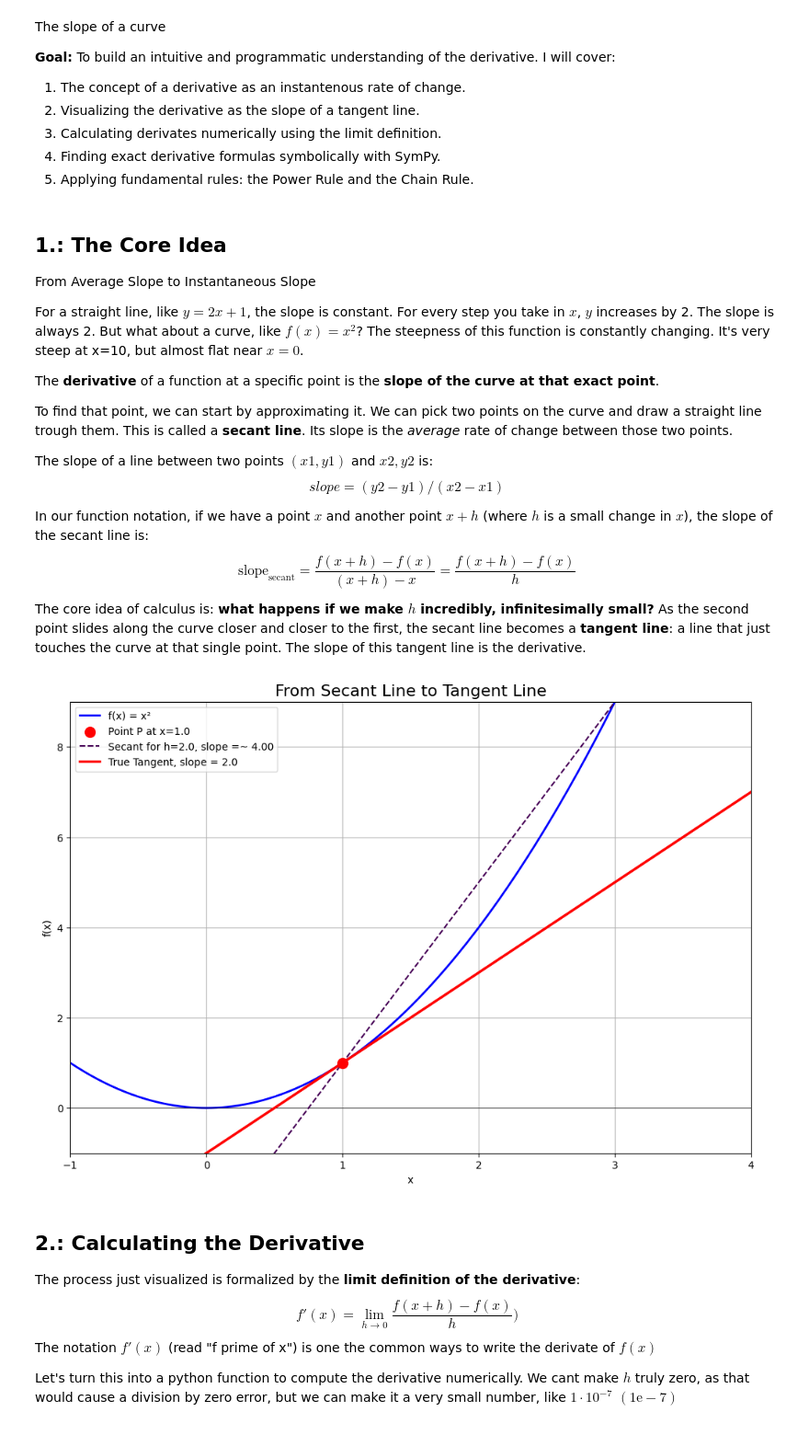
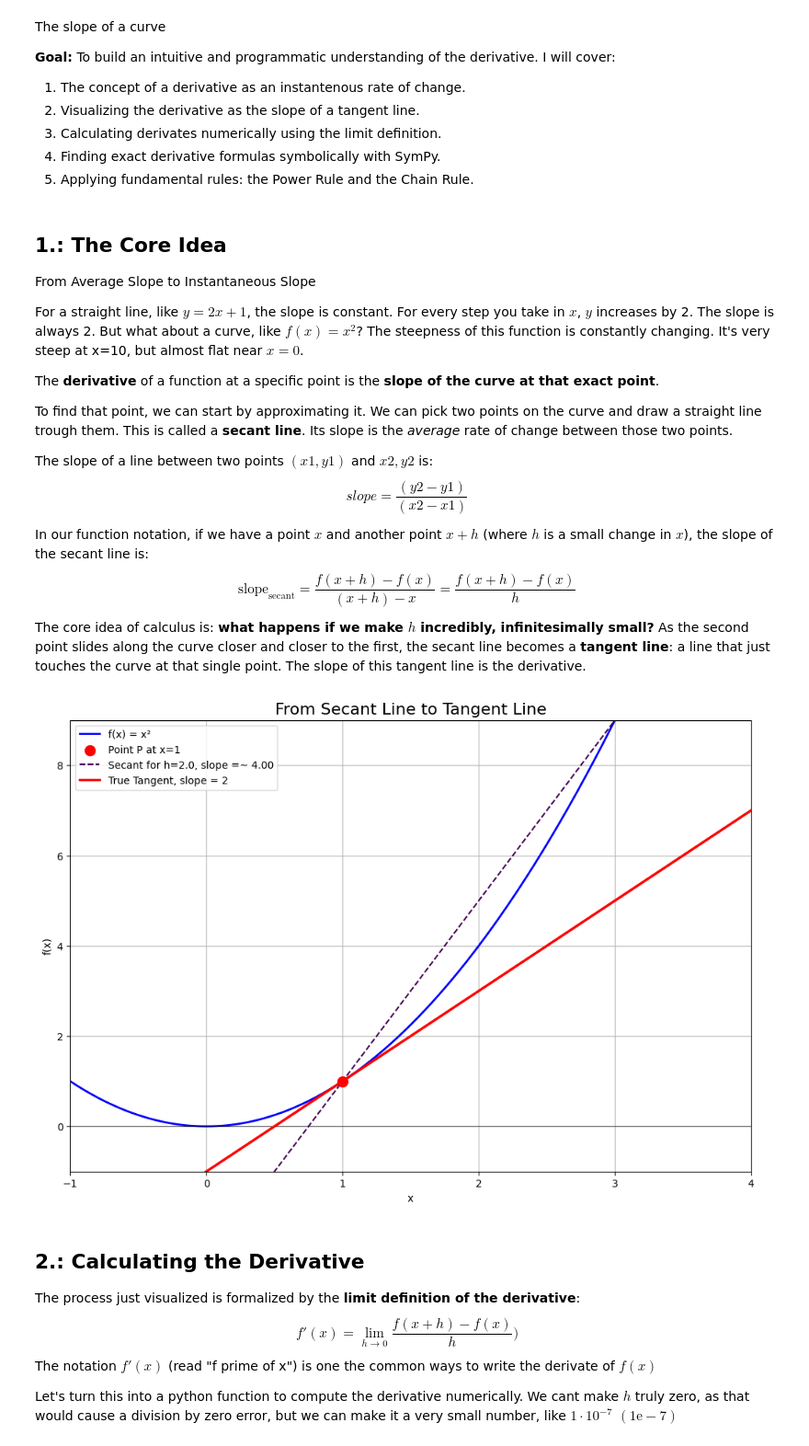
Before and after one commit to Officialstjp/python-math, a Jupyter notebook: Foundations/en/Analysis/Derivatives_Introduction.ipynb, the cells around one changed output. Shown at 92% size. Saved outputs shown, nothing was run; the diff lists cells and outputs as text; code cells hidden in the pictures.

```diff
--- a/Foundations/en/Analysis/Derivatives_Introduction.ipynb
+++ b/Foundations/en/Analysis/Derivatives_Introduction.ipynb
@@ -21,7 +21,7 @@ To find that point, we can start by approximating it. We can pick two points on
 
 The slope of a line between two points $(x1, y1)$ and $x2, y2$ is:
 $$
-slope = (y2-y1) / (x2 - x1)
+slope = \frac{(y2-y1)}{(x2 - x1)}
 $$
 
 In our function notation, if we have a point $x$ and another point $x+h$ (where $h$ is a small change in $x$), the slope of the secant line is:
@@ -31,24 +31,25 @@ $$
 
 The core idea of calculus is: **what happens if we make $h$ incredibly, infinitesimally small?** As the second point slides along the curve closer and closer to the first, the secant line becomes a **tangent line**: a line that just touches the curve at that single point.
 The slope of this tangent line is the derivative.
+# %%
+import numpy as np
+import matplotlib.pyplot as plt
+
+# Our function
+def f(x):
+    return x**2
+
+# Our point x where we want to find the slope
+x_point = 1
+
+# Let's define a few values for 'h' (the distance to the second point)
+# Starting with a large h and making it smaller
+h_values = [2.0, 1.0, 0.5, 0.1, 0.01]
+
+# Setup for plotting
+x_range = np.linspace(-1, 4, 400)
+y_range = f(x_range)
 # %%
-import numpy as np
-import matplotlib.pyplot as plt
-
-# Our function
-def f(x):
-    return x**2
-
-# Our point x where we want to find the slope
-x_point = 1.0
-
-# Let's define a few values for 'h' (the distance to the second point)
-# Starting with a large h and making it smaller
-h_values = [2.0, 1.0, 0.5, 0.1, 0.01]
-
-# Setup for plotting
-x_range = np.linspace(-1, 4, 400)
-y_range = f(x_range)
 
 fig, ax = plt.subplots(figsize=(12, 8))
 ax.plot(x_range, y_range, label="f(x) = x²", color='blue', linewidth=2)
@@ -63,34 +64,34 @@ ax.scatter(*P, color='red', s=100, zorder=5, label=f"Point P at x={x_point}")
 
 # Loop through our h_values to draw the secant lines
 for i, h in enumerate(h_values):
     # Calculate the second point, Q
     Q = (x_point + h, f(x_point + h))
 
     # Calculate the slope of the secant line
     secant_slope = (Q[1] - P[1]) / (Q[0] - P[0])
 
     # Define the secant line function
     secant_line = lambda x: secant_slope * (x - P[0]) + P[1]
 
     # Plot the secant line
     line_color = plt.cm.viridis(i / len(h_values)) # gets a color gradient
     ax.plot(x_range, secant_line(x_range), linestyle='--', color=line_color,
         label=f"Secant for h={h}, slope =~ {secant_slope:.2f}")
 
     # The true tangent line (we know the derivative of x² is 2x, so at x=1, the slope is 2)
     tangent_slope = 2 * x_point
     tangent_line = lambda x: tangent_slope * (x - P[0]) + P[1]
     ax.plot(x_range, tangent_line(x_range), color='red', linewidth=2.5,
         label=f"True Tangent, slope = {tangent_slope}")
 
     ax.set_xlabel("x")
     ax.set_ylabel("f(x)")
     ax.set_ylim(-1, 9)
     ax.set_xlim(-1, 4)
     ax.legend()
     plt.show()
 # %% [output]
-[figure, old version]
+[figure, new version]
 # %% [markdown]
 ## 2.: Calculating the Derivative
 The process just visualized is formalized by the **limit definition of the derivative**:
```
Also changed, not shown: 3 other files.
